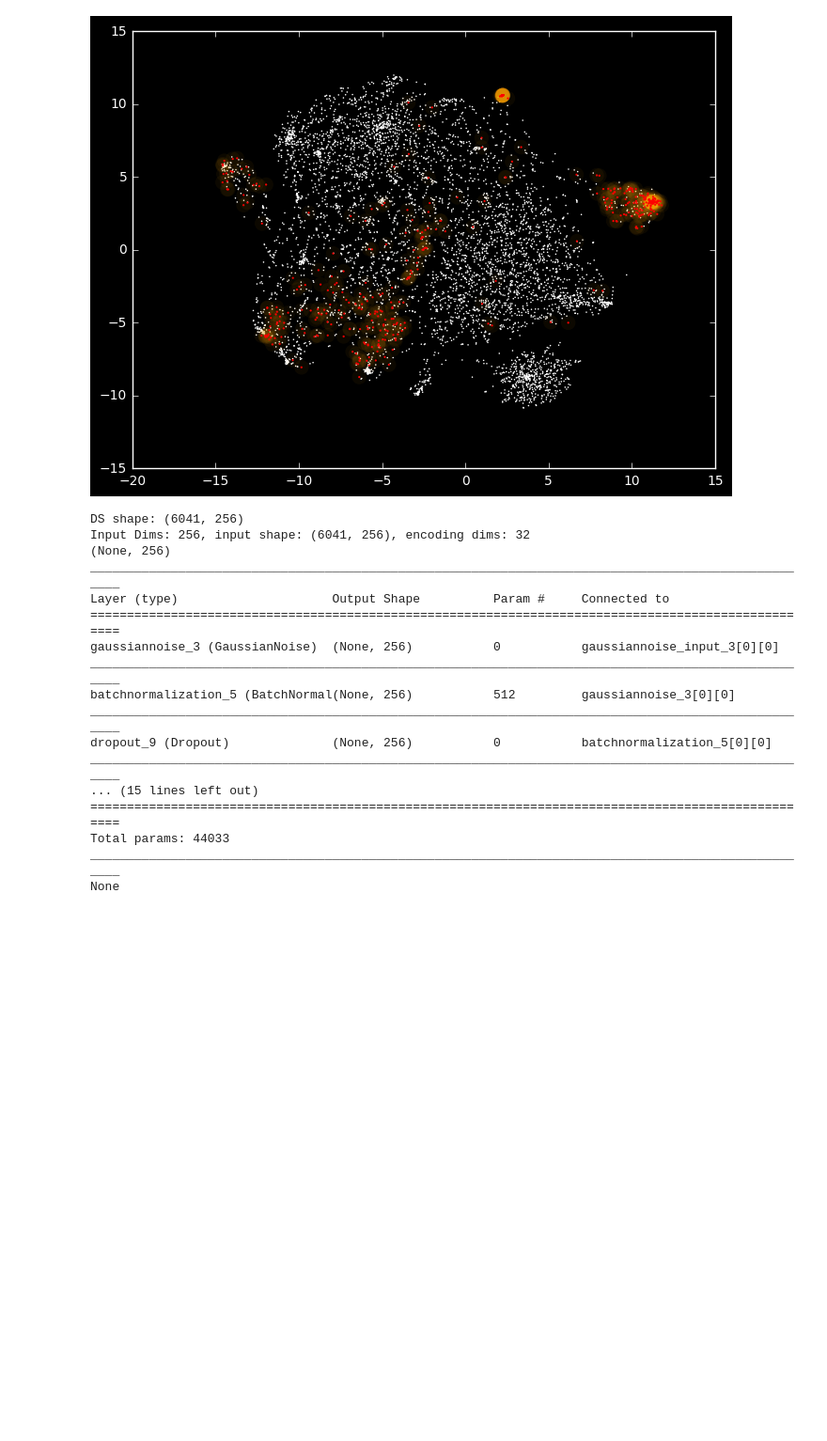
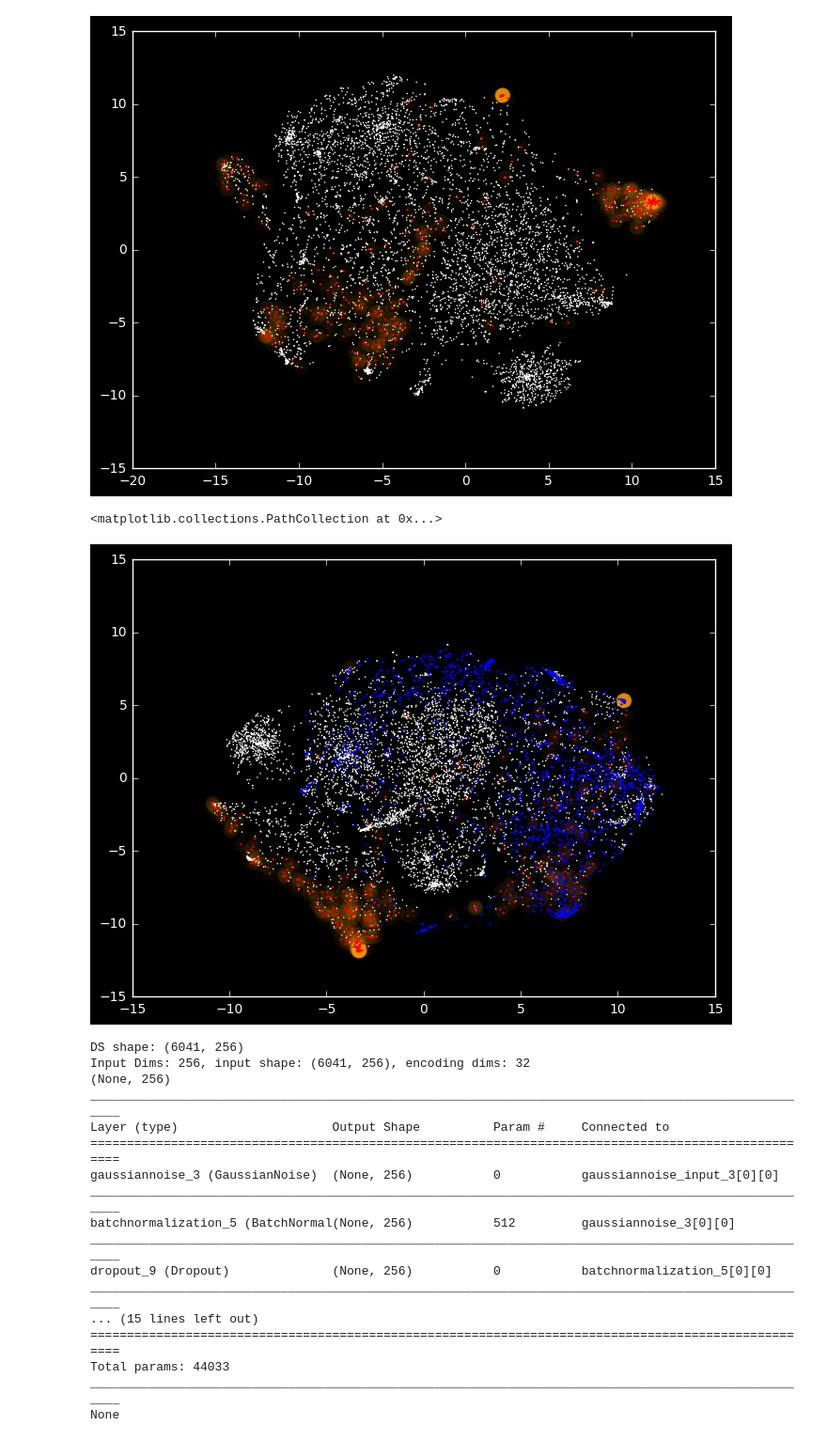
Before and after one commit to xkortex/eeg_seizure_prediction, a Jupyter notebook: classifier02.ipynb, the cells around one changed output. Shown at 94% size. Drawn from its saved outputs; the diff is of its cells as text; code cells hidden in the pictures; blank space fills up the shorter version.

```diff
--- a/classifier02.ipynb
+++ b/classifier02.ipynb
@@ -66,6 +66,7 @@ def respool_electrodes(data, nchan=16):
     return np.asarray(newdata).reshape(ndata//nchan, -1)
 # %%
 data2 = respool_electrodes(data)
+data2_all = data2
 data2 = data2[:Y.shape[0]]
-data2.shape
+data2.shape, data2_all.shape
 # %% [output]
@@ -85,4 +86,7 @@ plot(data2[0, n*16:(n+1)*16], 'r--')
 # INTENSIVE
 tsne1 = manifold.TSNE()
 txdata = tsne1.fit_transform(data2)
+# %%
+tsne2 = manifold.TSNE(random_state=0)
+txdata2 = tsne2.fit_transform(data2_all)
 # %%
@@ -98,3 +105,15 @@ np.save('vec_tsne_ae256_16', txdata)
+# %%
+nTrain = 6041
+nOnes = 449
+nZeros = nTrain-nOnes
+cut = nZeros
+plt.scatter(txdata2[:cut,0], txdata2[:cut,1], c='w', s=5, marker='.',   edgecolors='none')
+plt.scatter(txdata2[cut:nTrain,0], txdata2[cut:nTrain,1], c='orange', s=500, marker='.', edgecolors='none', alpha=0.05)
+plt.scatter(txdata2[cut:nTrain,0], txdata2[cut:nTrain,1], c='r', s=10, marker='.', edgecolors='none')
+plt.scatter(txdata2[nTrain:,0], txdata2[nTrain:,1], c='b', s=10, marker='.', edgecolors='none')
+# %% [output]
+<matplotlib.collections.PathCollection at 0x...>
+[figure, added]
 # %%
 def deepclass0(ds_shape):
     n_input_len=ds_shape[1]
```
Also changed, not shown: parts of 3 cells of this notebook, 10 other files.
